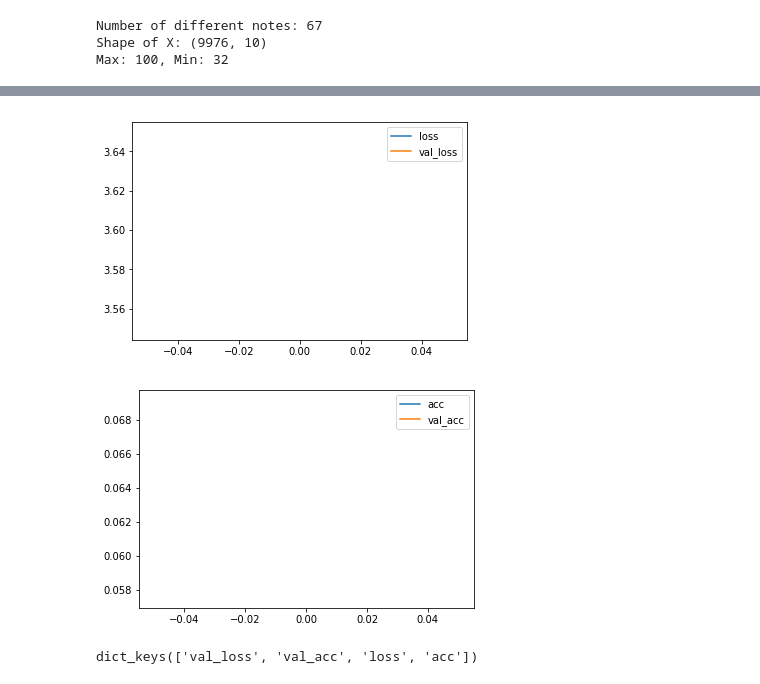
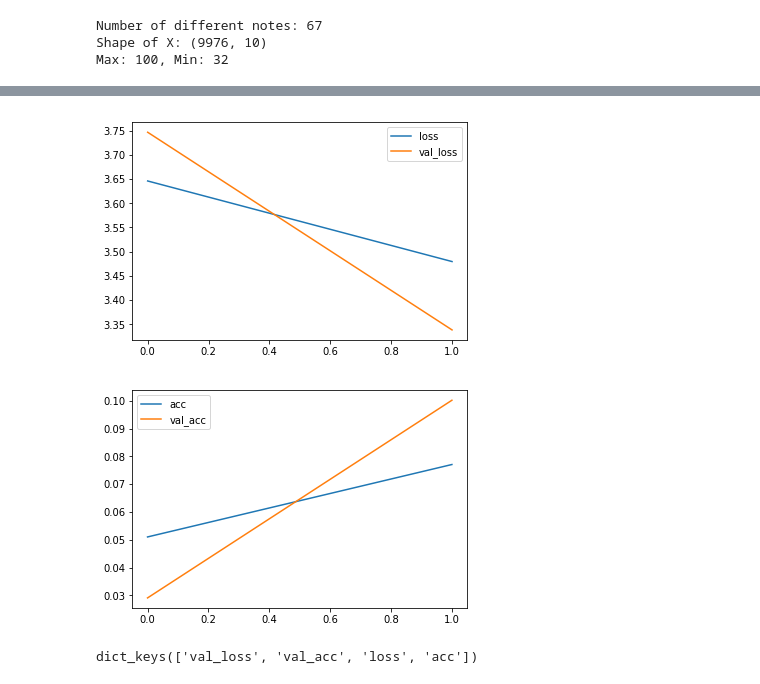
Before and after one commit to GraceJohnson/cs229-final-project, a Jupyter notebook: LSTM.ipynb, the cells around one changed output, grey strips where cells are left out. Cells and saved outputs as stored; diff of their text form; code cells hidden in the pictures.

```diff
--- a/LSTM.ipynb
+++ b/LSTM.ipynb
@@ -128,17 +133,17 @@ class live_plot(callbacks.Callback):
 # %%
 filepath = "./weights/2LSTM-{epoch:02d}-{loss:.4f}.hdf5"
 checkpoint = ModelCheckpoint(
     filepath, monitor='loss',
     verbose=0,
     save_best_only=True,
     mode='min'
 )
 
 plot = live_plot()
 
 callbacks_list = [checkpoint, plot]
-fit_data = model.fit(X.reshape(n, input_length, 1), Y, validation_split=0.20,epochs=1, batch_size=64, callbacks=callbacks_list)
+fit_data = model.fit(X.reshape(n, input_length, 1), Y, validation_split=0.20,epochs=2, batch_size=64, callbacks=callbacks_list)
 # %% [output]
-[figure, old version]
+[figure, new version]
-[figure, old version]
+[figure, new version]
 # %%
```
Also changed, not shown: parts of 4 cells of this notebook, 1 other file.
